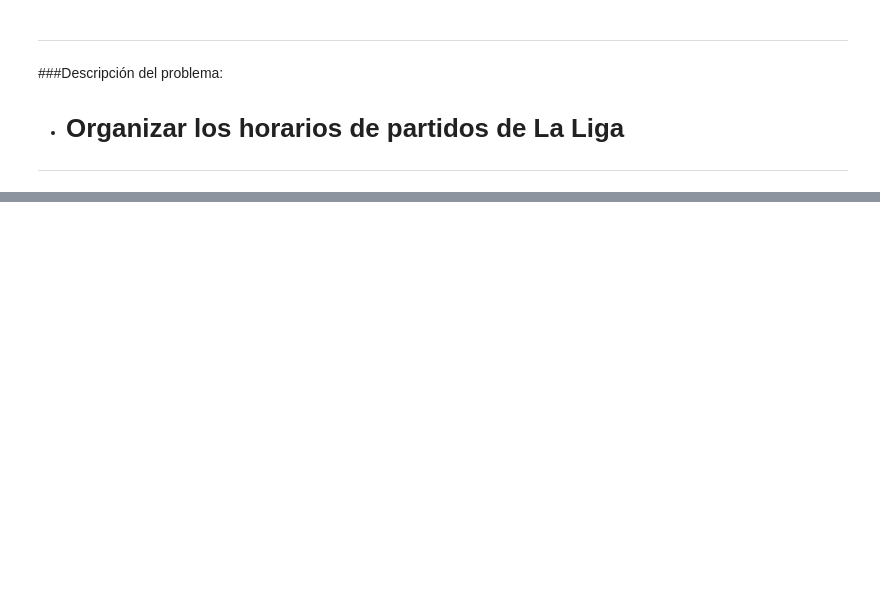
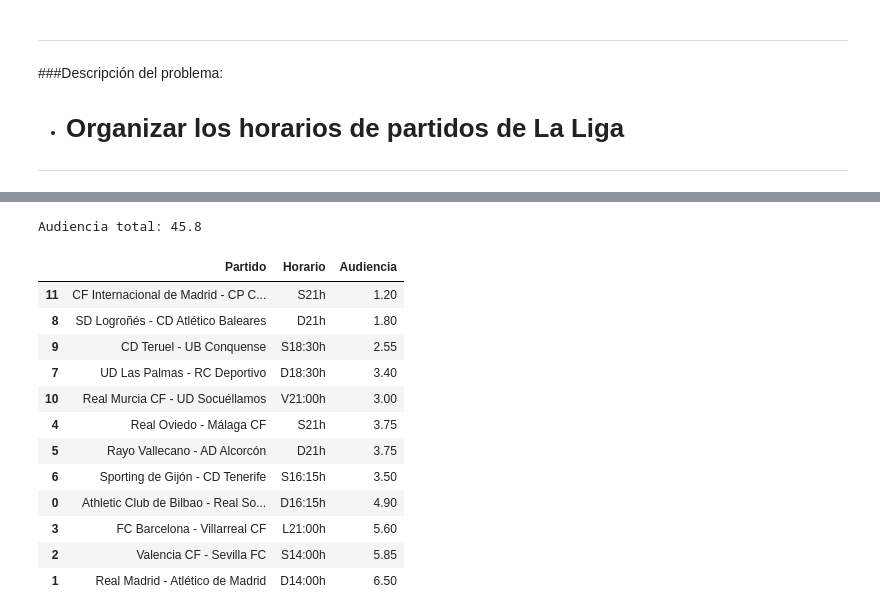
Before and after one commit to JavierSanLorenzoVIU/03MAIR---Algoritmos-de-Optimizacion---2024, a Jupyter notebook: Trabajo_Practico_Javier_SanLorenzo.ipynb, the cells around one changed output, grey strips where cells are left out. Cells and saved outputs as stored; diff of their text form; code cells hidden in the pictures; blank space fills up the shorter version.

```diff
--- a/Trabajo_Practico_Javier_SanLorenzo.ipynb
+++ b/Trabajo_Practico_Javier_SanLorenzo.ipynb
@@ -115,0 +102,3 @@ def funcion_aptitud(horario, audiencias, PondHorario, CoefCoincidencia):
+# %%
+ponderacion_horarios = pd.DataFrame({'Horario': ['V21:00h', 'S14:00h', 'S16:15h', 'S18:30h', 'S21h', 'D14:00h', 'D16:15h', 'D18:30h', 'D21h', 'L21:00h'], '%Audiencia': [0.75, 0.65, 0.7, 0.85, 1, 0.65, 0.7, 0.85, 1, 0.7]})
+display(ponderacion_horarios)
@@ -115,0 +119,3 @@ def funcion_aptitud(horario, audiencias, PondHorario, CoefCoincidencia):
+# %%
+coincidencia_partidos = pd.DataFrame({'Coincidencia': [0, 1, 2, 3, 4, 5, 6, 7, 8, 9, 10, 11], '%Audiencia': [0, 0.25, 0.4, 0.5, 0.55, 0.6, 0.65, 0.7, 0.75, 0.8, 0.85, 0.9]})
+display(coincidencia_partidos)
@@ -115,0 +189,57 @@ def funcion_aptitud(horario, audiencias, PondHorario, CoefCoincidencia):
+# %%
+# Ordenar el DataFrame de menor a mayor según la audiencia de cada partido
+partidos_jornada_ordenados = partidos_jornada.sort_values(by='Audiencia', ascending=True)
+# %%
+# Función para asignar los partidos a los horarios
+def asignar_partidos(partidos_jornada_ordenados, pond_horarios, coef_coincidencia):
+    horarios_asignados = pd.Series({'V21:00h': 0, 'S14:00h': 0, 'S16:15h': 0, 'S18:30h': 0, 'S21h': 0, 'D14:00h': 0, 'D16:15h': 0, 'D18:30h': 0, 'D21h': 0, 'L21:00h': 0})
+    audiencias_finales = pd.DataFrame(columns=['Horario', 'Audiencia'])
+    audiencia_total = 0
+
+    for index, partido in partidos_jornada_ordenados.iterrows():
+        mejor_audiencia = 0
+        mejor_horario = None
+        num_coinci = 0
+
+        for horario in pond_horarios['Horario']:
+            num_coinci = horarios_asignados[horario]
+            audiencia_actual = pond_horarios.loc[pond_horarios['Horario'] == horario, '%Audiencia'].iloc[0] * partido['Audiencia'] * (1 - coef_coincidencia.loc[num_coinci, '%Audiencia'])
+            if audiencia_actual > mejor_audiencia:
+                mejor_audiencia = audiencia_actual
+                mejor_horario = horario
+
+        horarios_asignados[mejor_horario] += 1
+        num_coinci = horarios_asignados[mejor_horario]
+
+        #Si ha coincidencias se resta el coeficiente de la audiencia correspondiente al partido asignado inicialmente en ese horario
+        if num_coinci > 1:
+            repe = audiencias_finales[audiencias_finales['Horario'] == mejor_horario]
+            audiencias_finales.loc[repe.index, 'Audiencia'] *= (1 - coef_coincidencia.loc[num_coinci, '%Audiencia'])
+            audiencia_total = audiencia_total - repe.loc[repe.index, 'Audiencia'].iloc[0] + audiencias_finales.loc[repe.index, 'Audiencia'].iloc[0]
+
+        audiencia_total += mejor_audiencia
+        audiencias_finales.loc[index] = [mejor_horario, mejor_audiencia]
+
+    return audiencia_total, audiencias_finales
+
+# Asignar partidos a horarios
+audiencia_total, audiencias_finales = asignar_partidos(partidos_jornada_ordenados, ponderacion_horarios, coincidencia_partidos)
+
+print("\nAudiencia total:", audiencia_total,"\n")
+audiencias_finales.insert(0, 'Partido', partidos_jornada_ordenados['Equipo Local'] + " - " + partidos_jornada_ordenados['Equipo Visitante'])
+display(audiencias_finales)
+# %% [output]
+Audiencia total: 45.8
+|  | Partido | Horario | Audiencia |
+| 11 | CF Internacional de Madrid - CP C... | S21h | 1.20 |
+| 8 | SD Logroñés - CD Atlético Baleares | D21h | 1.80 |
+| 9 | CD Teruel - UB Conquense | S18:30h | 2.55 |
+| 7 | UD Las Palmas - RC Deportivo | D18:30h | 3.40 |
+| 10 | Real Murcia CF - UD Socuéllamos | V21:00h | 3.00 |
+| 4 | Real Oviedo - Málaga CF | S21h | 3.75 |
+| 5 | Rayo Vallecano - AD Alcorcón | D21h | 3.75 |
+| 6 | Sporting de Gijón - CD Tenerife | S16:15h | 3.50 |
+| 0 | Athletic Club de Bilbao - Real So... | D16:15h | 4.90 |
+| 3 | FC Barcelona - Villarreal CF | L21:00h | 5.60 |
+| 2 | Valencia CF - Sevilla FC | S14:00h | 5.85 |
+| 1 | Real Madrid - Atlético de Madrid | D14:00h | 6.50 |
```
Also changed, not shown: parts of 17 cells of this notebook.
